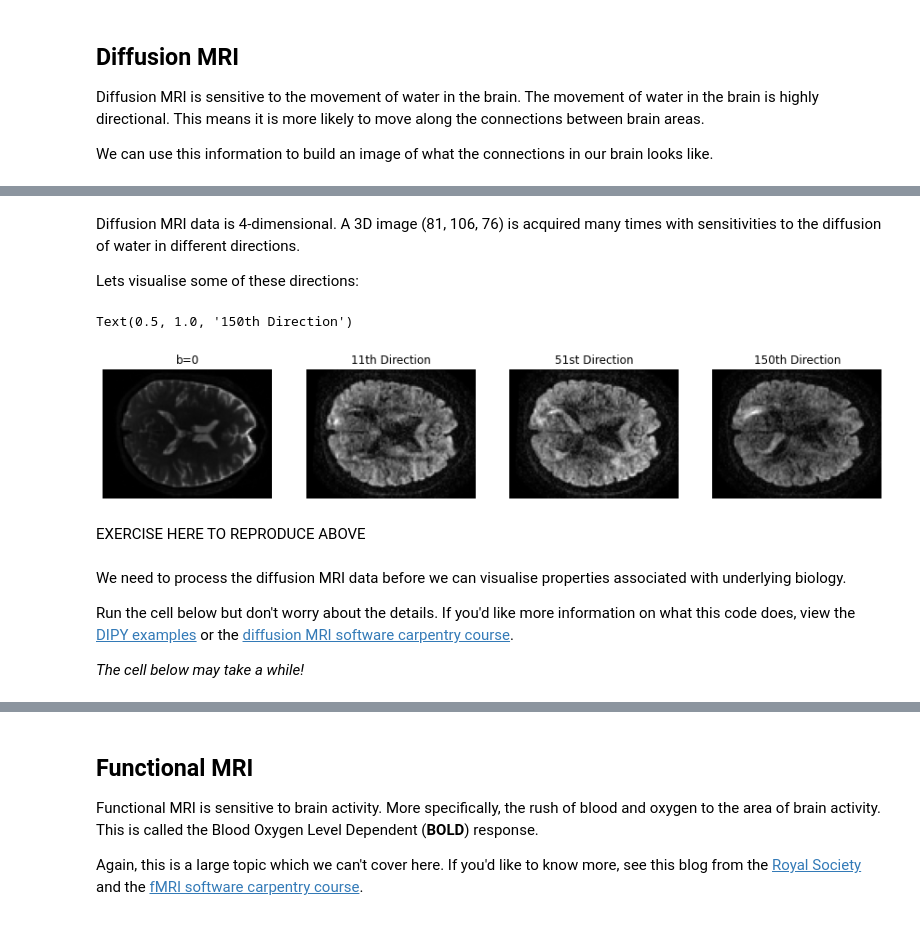
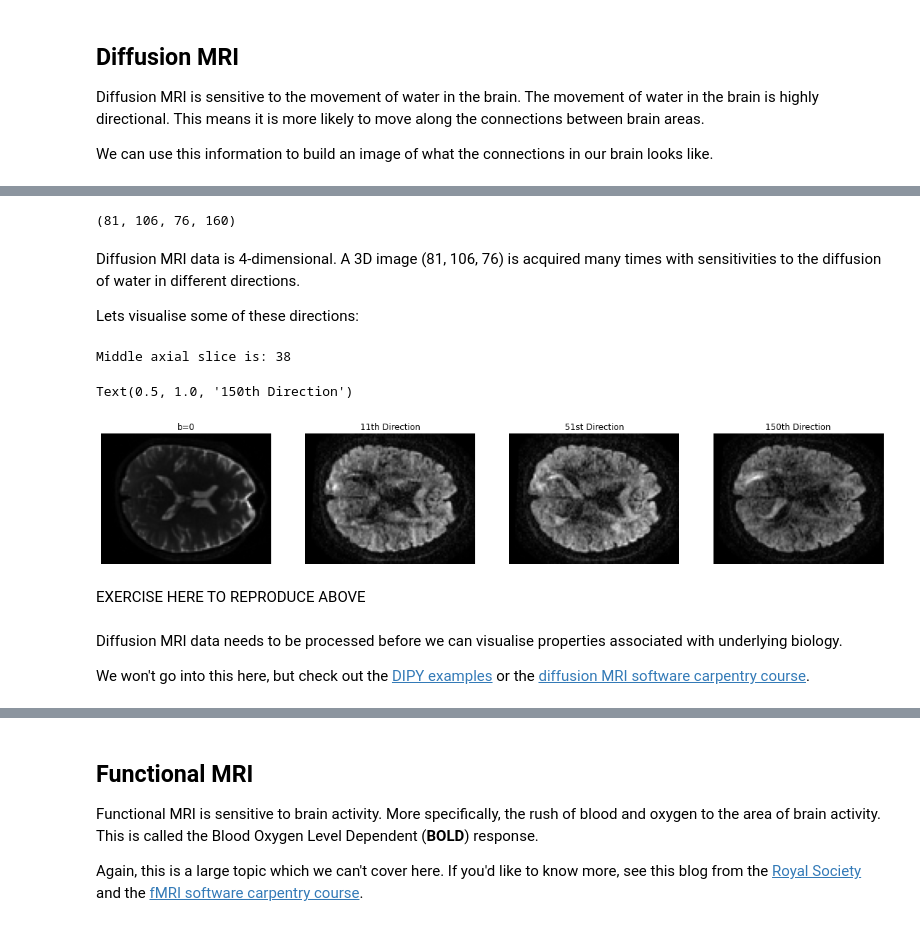
Before and after one commit to mary-tziraki/IDEAS_SDC, a Jupyter notebook: code/04-mri-modalities.ipynb, the cells around one changed output, grey strips where cells are left out. Drawn from its saved outputs; the diff is of its cells as text; code cells hidden in the pictures.

Commit message:
simplified dmri and removed dipy dependencies

```diff
--- a/code/04-mri-modalities.ipynb
+++ b/code/04-mri-modalities.ipynb
@@ -137,5 +134,6 @@ hardi_bval_fname = local_data_dir + 'dmri_examples/HARDI150.bval'
 hardi_bvec_fname = local_data_dir + 'dmri_examples/HARDI150.bvec'
 # %%
 # load data
-data, affine = load_nifti(hardi_fname)
-bvals, bvecs = read_bvals_bvecs(hardi_bval_fname, hardi_bvec_fname)
+hardi_img = nib.load(hardi_fname)
+bvals = np.loadtxt(hardi_bval_fname)
+bvecs = np.loadtxt(hardi_bvec_fname)
@@ -146,37 +163,50 @@ data.shape
+# %%
+hardi_data = hardi_img.get_fdata()
+hardi_data.shape
+# %% [output]
+(81, 106, 76, 160)
 # %% [markdown]
 Diffusion MRI data is 4-dimensional. A 3D image (81, 106, 76) is acquired many times with sensitivities to the diffusion of water in different directions.
 
 Lets visualise some of these directions:
+# %%
+# lets pick an axial slice in the middle
+ax_slice = hardi_data.shape[2] // 2;
+print('Middle axial slice is:', ax_slice)
+# %% [output]
+Middle axial slice is: 38
 # %%
-plt.figure(figsize=(15, 20))
+# visualise various directions from raw diffusion MRI data
 
-# lets pick an axial slice in the middle
-ax_slice = data.shape[2] // 2;
+# set up figure
+plt.figure(figsize=(20, 20))
 
-# visualise various directions from raw diffusion MRI data
+# plot first direction
+# (the first direction is often b=0 and is not sensitive to a particular direction of water diffusion)
 plt.subplot(1, 4, 1).set_axis_off()
-plt.imshow(data[:,:,ax_slice,0], cmap='gray')
+plt.imshow(hardi_data[:,:,ax_slice,0], cmap='gray')
 plt.title("b=0")
 
+# plot another direction
 plt.subplot(1, 4, 2).set_axis_off()
-plt.imshow(data[:,:,ax_slice,10], cmap='gray')
+plt.imshow(hardi_data[:,:,ax_slice,10], cmap='gray')
 plt.title("11th Direction")
 
+# plot another direction
 plt.subplot(1, 4, 3).set_axis_off()
-plt.imshow(data[:,:,ax_slice,50], cmap='gray')
+plt.imshow(hardi_data[:,:,ax_slice,50], cmap='gray')
 plt.title("51st Direction")
 
+# plot another direction
 plt.subplot(1, 4, 4).set_axis_off()
-plt.imshow(data[:,:,ax_slice,150], cmap='gray')
+plt.imshow(hardi_data[:,:,ax_slice,150], cmap='gray')
 plt.title("150th Direction")
 # %% [output]
 Text(0.5, 1.0, '150th Direction')
-[figure, old version]
+[figure, new version]
 # %% [markdown]
 EXERCISE HERE TO REPRODUCE ABOVE
 # %% [markdown]
-We need to process the diffusion MRI data before we can visualise properties associated with underlying biology.
+Diffusion MRI data needs to be processed before we can visualise properties associated with underlying biology.
 
-Run the cell below but don't worry about the details. If you'd like more information on what this code does, view the [DIPY examples](https://dipy.org/documentation/1.5.0/examples_built/reconst_dti/#example-reconst-dti) or the [diffusion MRI software carpentry course](https://carpentries-incubator.github.io/SDC-BIDS-dMRI/).
-
-*The cell below may take a while!*
+We won't go into this here, but check out the [DIPY examples](https://dipy.org/documentation/1.5.0/examples_built/reconst_dti/#example-reconst-dti) or the [diffusion MRI software carpentry course](https://carpentries-incubator.github.io/SDC-BIDS-dMRI/).
```
Also changed, not shown: parts of 19 cells of this notebook.
